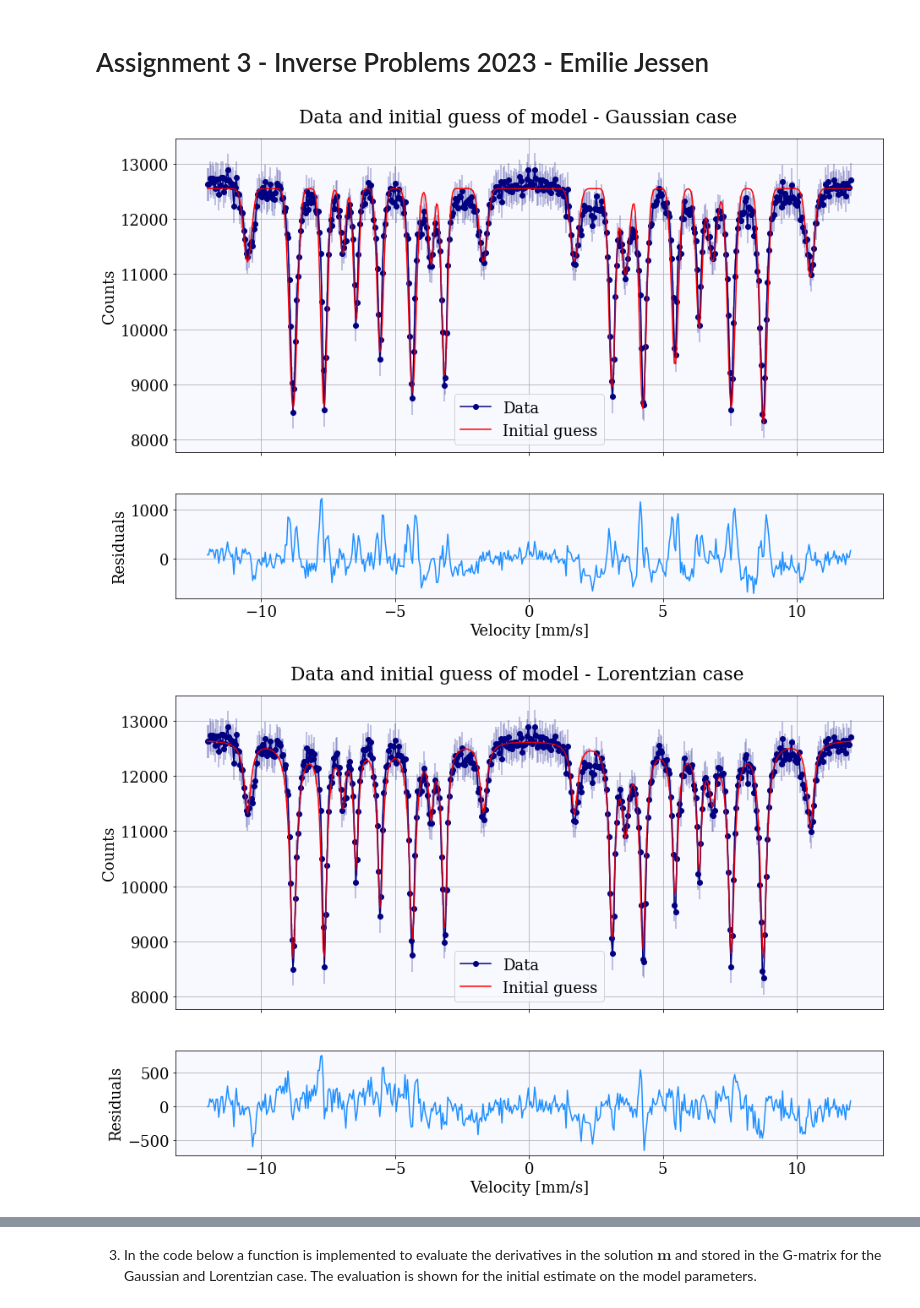
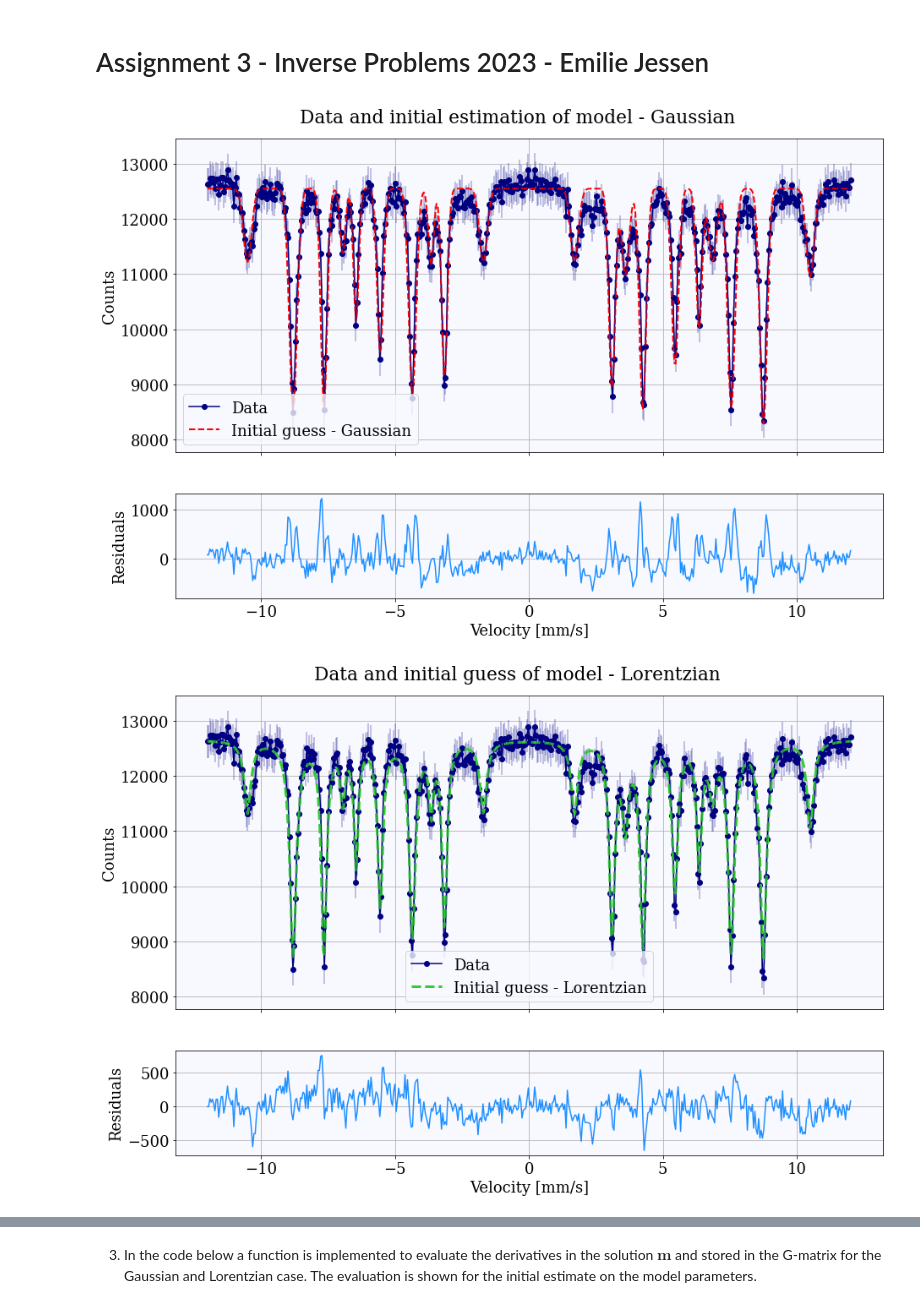
Before and after one commit to Emilie-Jessen/Inverse-Problems, a Jupyter notebook: Assignment_03/Assignment03.ipynb, the cells around one changed output, grey strips where cells are left out. Saved outputs shown, nothing was run; the diff lists cells and outputs as text; code cells hidden in the pictures.

```diff
--- a/Assignment_03/Assignment03.ipynb
+++ b/Assignment_03/Assignment03.ipynb
@@ -80,14 +83,15 @@ def fit_data(x, m, peak_shape='Gauss'):
 
     return fit
 # %%
+# Getting the initial fit to the data - Gaussian
 init_gauss = fit_data(x, m0, 'Gauss')
 
-# Visualising the data and initial estimate of the model - Gaussian case
+# Visualising the data and initial estimate of the model - Gaussian
 
 fig, ax = plt.subplots(nrows=2, figsize=(15, 10), sharex=True, gridspec_kw={'height_ratios': [3, 1]})
-title = fig.suptitle('Data and initial guess of model - Gaussian case', y=0.93)
+title = fig.suptitle('Data and initial estimation of model - Gaussian', y=0.93)
 ax[0].plot(x, y, '-o', label='Data', color='navy')
-ax[0].plot(x, init_gauss, label='Initial guess', color='red')
+ax[0].plot(x, init_gauss, '--', lw=2, label='Initial guess - Gaussian', color='red')
 ax[0].errorbar(x, y, yerr=yerr, color='navy', alpha=0.3)
 ax[0].set(ylabel='Counts')
 
@@ -97,24 +101,25 @@ ax[1].set(xlabel='Velocity [mm/s]',
 
 ax[0].legend();
 # %% [output]
-[figure, old version]
+[figure, new version]
 # %%
+# Getting the initial fit to the data - Lorentzian
 init_lorentz = fit_data(x, m0_L, 'Lorentz')
 
-# Visualising the data and initial estimate of the model - Lorentzian case
+# Visualising the data and initial estimate of the model - Lorentzian
 
 fig, ax = plt.subplots(nrows=2, figsize=(15, 10), sharex=True, gridspec_kw={'height_ratios': [3, 1]})
-title = fig.suptitle('Data and initial guess of model - Lorentzian case', y=0.93)
+title = fig.suptitle('Data and initial guess of model - Lorentzian', y=0.93)
 ax[0].plot(x, y, '-o', label='Data', color='navy')
-ax[0].plot(x, init_lorentz, label='Initial guess', color='red')
+ax[0].plot(x, init_lorentz, '--', lw=3, label='Initial guess - Lorentzian', color='limegreen')
 ax[0].errorbar(x, y, yerr=yerr, color='navy', alpha=0.3)
 ax[0].set(ylabel='Counts')
 
 ax[1].plot(x, y - init_lorentz, '-', color='dodgerblue')
 ax[1].set(xlabel='Velocity [mm/s]',
        ylabel='Residuals')
 
 ax[0].legend();
 # %% [output]
-[figure, old version]
+[figure, new version]
 # %% [markdown]
```
Also changed, not shown: parts of 20 cells of this notebook, 2 other files.
